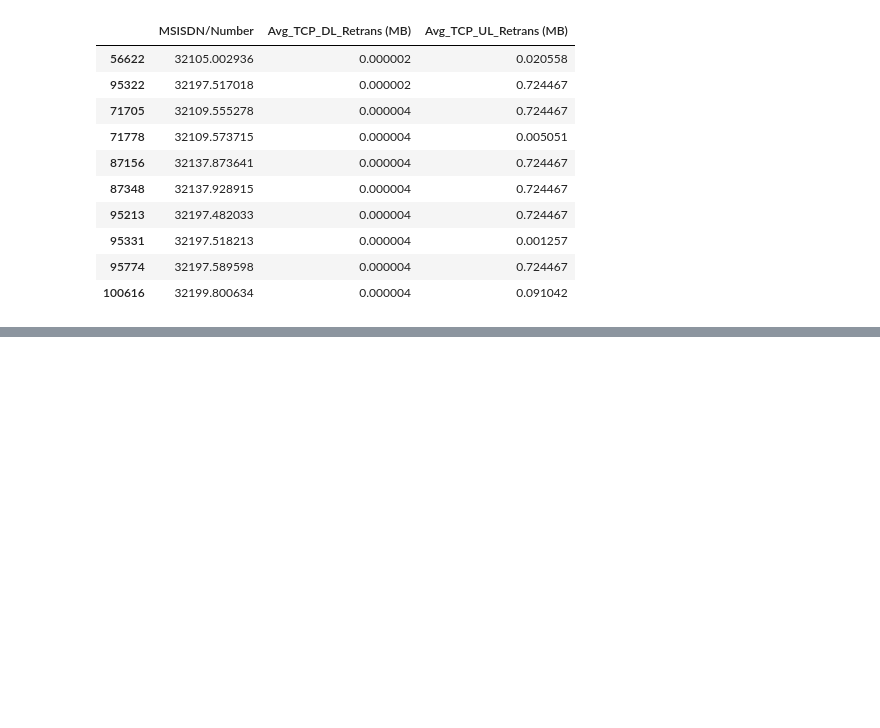
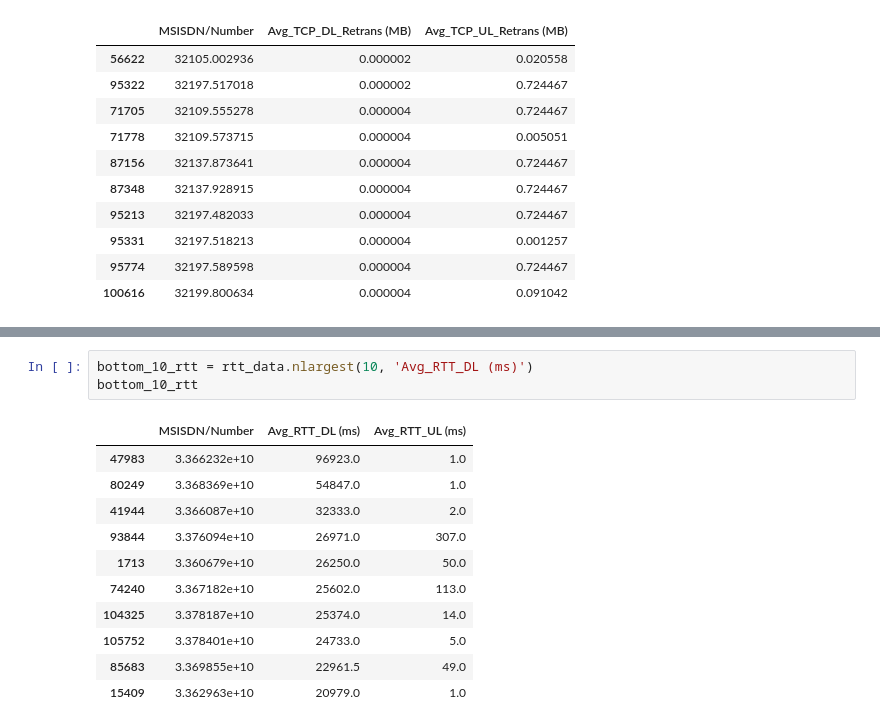
Before and after one commit to biniyam69/telecom, a Jupyter notebook: notebooks/Task4.ipynb, the cells around one changed output, grey strips where cells are left out. Cells and saved outputs as stored; diff of their text form; blank space fills up the shorter version.

Commit message:
Top and bottom 10 TCP, RTT and Handet types

```diff
--- a/notebooks/Task4.ipynb
+++ b/notebooks/Task4.ipynb
@@ -233,0 +249,15 @@ bottom_10_tcp
+# %%
+bottom_10_rtt = rtt_data.nlargest(10, 'Avg_RTT_DL (ms)')
+bottom_10_rtt
+# %% [output]
+|  | MSISDN/Number | Avg_RTT_DL (ms) | Avg_RTT_UL (ms) |
+| 47983 | 3.366232e+10 | 96923.0 | 1.0 |
+| 80249 | 3.368369e+10 | 54847.0 | 1.0 |
+| 41944 | 3.366087e+10 | 32333.0 | 2.0 |
+| 93844 | 3.376094e+10 | 26971.0 | 307.0 |
+| 1713 | 3.360679e+10 | 26250.0 | 50.0 |
+| 74240 | 3.367182e+10 | 25602.0 | 113.0 |
+| 104325 | 3.378187e+10 | 25374.0 | 14.0 |
+| 105752 | 3.378401e+10 | 24733.0 | 5.0 |
+| 85683 | 3.369855e+10 | 22961.5 | 49.0 |
+| 15409 | 3.362963e+10 | 20979.0 | 1.0 |
```
Also changed, not shown: parts of 3 cells of this notebook.
